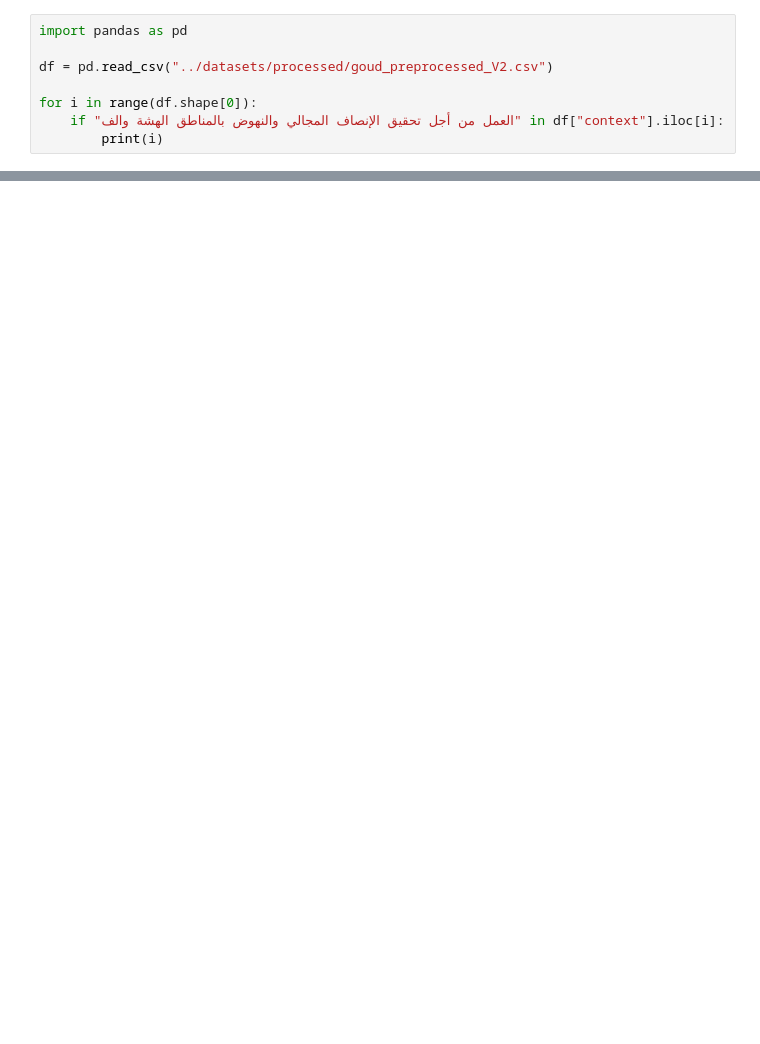
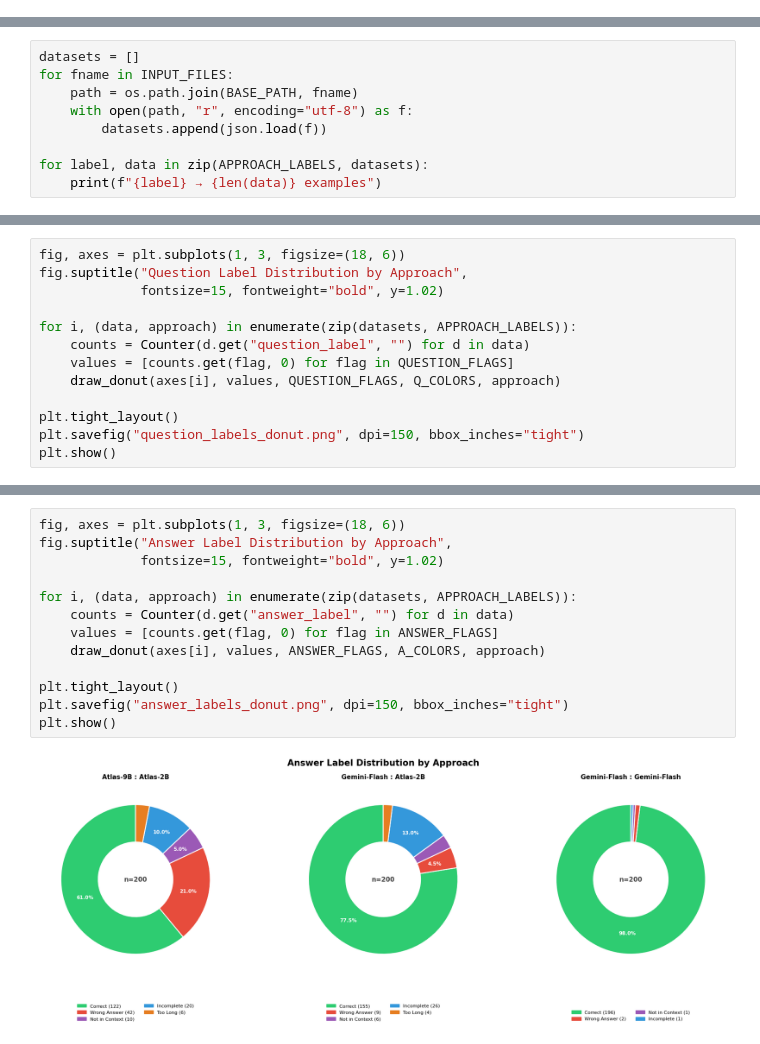
Before and after one commit to oafidi/ContextualQA, a Jupyter notebook: validation/validation.ipynb, the cells around one changed output, grey strips where cells are left out. Drawn from its saved outputs; the diff is of its cells as text; blank space fills up the shorter version.

```diff
--- a/validation/validation.ipynb
+++ b/validation/validation.ipynb
@@ -107,8 +12,0 @@ print(len(tasks))
-# %%
-import pandas as pd
-
-df = pd.read_csv("../datasets/processed/goud_preprocessed_V2.csv")
-
-for i in range(df.shape[0]):
-    if "العمل من أجل تحقيق الإنصاف المجالي والنهوض بالمناطق الهشة والف" in df["context"].iloc[i]:
-        print(i)
@@ -415,0 +31,9 @@ for file in INPUT_FILES:
+# %%
+datasets = []
+for fname in INPUT_FILES:
+    path = os.path.join(BASE_PATH, fname)
+    with open(path, "r", encoding="utf-8") as f:
+        datasets.append(json.load(f))
+
+for label, data in zip(APPROACH_LABELS, datasets):
+    print(f"{label} → {len(data)} examples")
@@ -415,0 +80,13 @@ for file in INPUT_FILES:
+# %%
+fig, axes = plt.subplots(1, 3, figsize=(18, 6))
+fig.suptitle("Question Label Distribution by Approach",
+             fontsize=15, fontweight="bold", y=1.02)
+
+for i, (data, approach) in enumerate(zip(datasets, APPROACH_LABELS)):
+    counts = Counter(d.get("question_label", "") for d in data)
+    values = [counts.get(flag, 0) for flag in QUESTION_FLAGS]
+    draw_donut(axes[i], values, QUESTION_FLAGS, Q_COLORS, approach)
+
+plt.tight_layout()
+plt.savefig("question_labels_donut.png", dpi=150, bbox_inches="tight")
+plt.show()
@@ -415,0 +95,15 @@ for file in INPUT_FILES:
+# %%
+fig, axes = plt.subplots(1, 3, figsize=(18, 6))
+fig.suptitle("Answer Label Distribution by Approach",
+             fontsize=15, fontweight="bold", y=1.02)
+
+for i, (data, approach) in enumerate(zip(datasets, APPROACH_LABELS)):
+    counts = Counter(d.get("answer_label", "") for d in data)
+    values = [counts.get(flag, 0) for flag in ANSWER_FLAGS]
+    draw_donut(axes[i], values, ANSWER_FLAGS, A_COLORS, approach)
+
+plt.tight_layout()
+plt.savefig("answer_labels_donut.png", dpi=150, bbox_inches="tight")
+plt.show()
+# %% [output]
+[figure, added]
```
Also changed, not shown: parts of 25 cells of this notebook, 10 other files.
